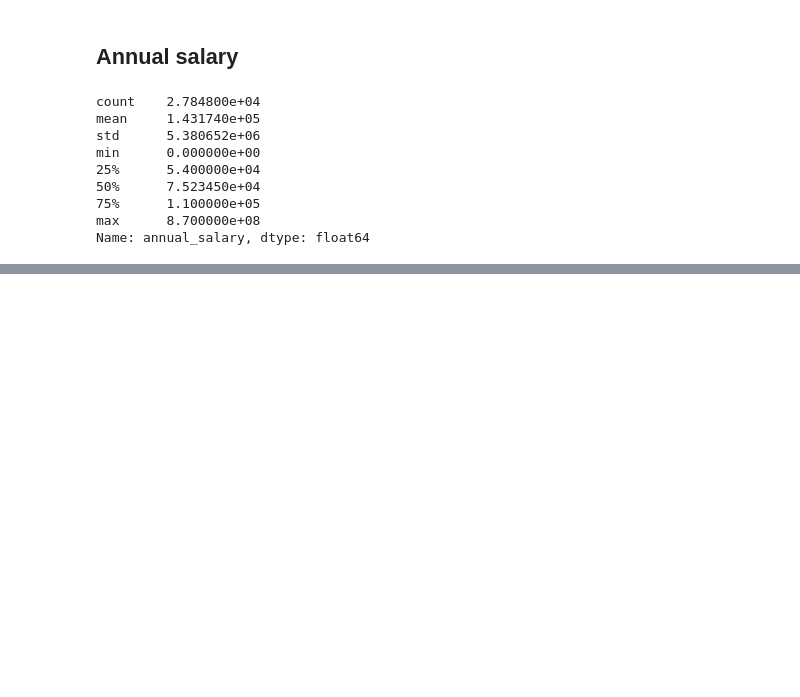
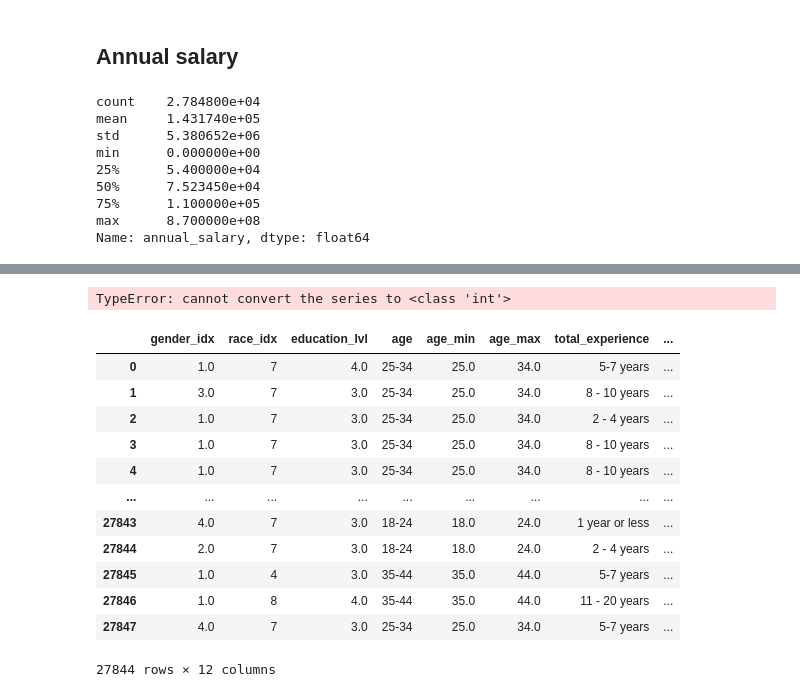
Before and after one commit to OlaPietka/Data-Cleaning-project, a Jupyter notebook: data_preparation.ipynb, the cells around one changed output, grey strips where cells are left out. Saved outputs shown, nothing was run; the diff lists cells and outputs as text; code cells hidden in the pictures; blank space fills up the shorter version.

Commit message:
Finish data preparation and export file with all columns

```diff
--- a/data_preparation.ipynb
+++ b/data_preparation.ipynb
@@ -985,0 +917,21 @@ for currency, rate in USD_rates_correct.items():
+# %%
+messy_rates = data['currency'][~data['USD_rate'].notna()].unique()
+
+USD_rates_correct = {
+    'ARP': 0.01,
+    'ARS': 0.01,
+    'TTD': 0.15,
+    'BDT': 0.012,
+    'NIS': 0.29,
+    'RMB': 0.16,
+    'TWD': 0.033,
+    'LKR': 0.0048,
+    'SAR': 0.27,
+    'RM': 0.22,
+    'CAD': 0.78,
+    'NTD': 0.033,
+    'GBP': 1.38,
+    'NGN': 0.0024,
+    'CHF': 1.094,
+    'EUR': 1.2090
+}
@@ -1063,0 +977,2 @@ data['index'] = data.index
+# %%
+data['total_salary'] = data[['additional_salary', 'annual_salary']].sum(axis=1)
@@ -1063,0 +1157,4 @@ data['index'] = data.index
+# %%
+person_table_columns = ['gender_idx', 'race_idx', 'education_lvl', 'age', 'age_min', 'age_max', 'total_experience', 'total_experience_min', 'total_experience_max', 'current_experience', 'current_experience_min', 'current_experience_max']
+
+employee_table['person_ID'] = data.head(20).apply(lambda row: to_index(row, person_table, person_table_columns, 'person_ID'), axis=1)
@@ -1063,0 +1188,6 @@ data['index'] = data.index
+# %%
+position_table_columns = ['job_title', 'industry']
+
+employee_table['position_ID'] = data.apply(lambda row: to_index(row, position_table, position_table_columns, 'position_ID'), axis=1)
+# %% [output]
+TypeError: cannot convert the series to <class 'int'>
@@ -1063,0 +1208,16 @@ data['index'] = data.index
+# %%
+data[person_table_columns]
+# %% [output]
+|  | gender_idx | race_idx | education_lvl | age | age_min | age_max | total_experience | ... |
+| 0 | 1.0 | 7 | 4.0 | 25-34 | 25.0 | 34.0 | 5-7 years | ... |
+| 1 | 3.0 | 7 | 3.0 | 25-34 | 25.0 | 34.0 | 8 - 10 years | ... |
+| 2 | 1.0 | 7 | 3.0 | 25-34 | 25.0 | 34.0 | 2 - 4 years | ... |
+| 3 | 1.0 | 7 | 3.0 | 25-34 | 25.0 | 34.0 | 8 - 10 years | ... |
+| 4 | 1.0 | 7 | 3.0 | 25-34 | 25.0 | 34.0 | 8 - 10 years | ... |
+| ... | ... | ... | ... | ... | ... | ... | ... | ... |
+| 27843 | 4.0 | 7 | 3.0 | 18-24 | 18.0 | 24.0 | 1 year or less | ... |
+| 27844 | 2.0 | 7 | 3.0 | 18-24 | 18.0 | 24.0 | 2 - 4 years | ... |
+| 27845 | 1.0 | 4 | 3.0 | 35-44 | 35.0 | 44.0 | 5-7 years | ... |
+| 27846 | 1.0 | 8 | 4.0 | 35-44 | 35.0 | 44.0 | 11 - 20 years | ... |
+| 27847 | 4.0 | 7 | 3.0 | 25-34 | 25.0 | 34.0 | 5-7 years | ... |
+27844 rows × 12 columns
```
Also changed, not shown: parts of 123 cells of this notebook, 2 other files.
